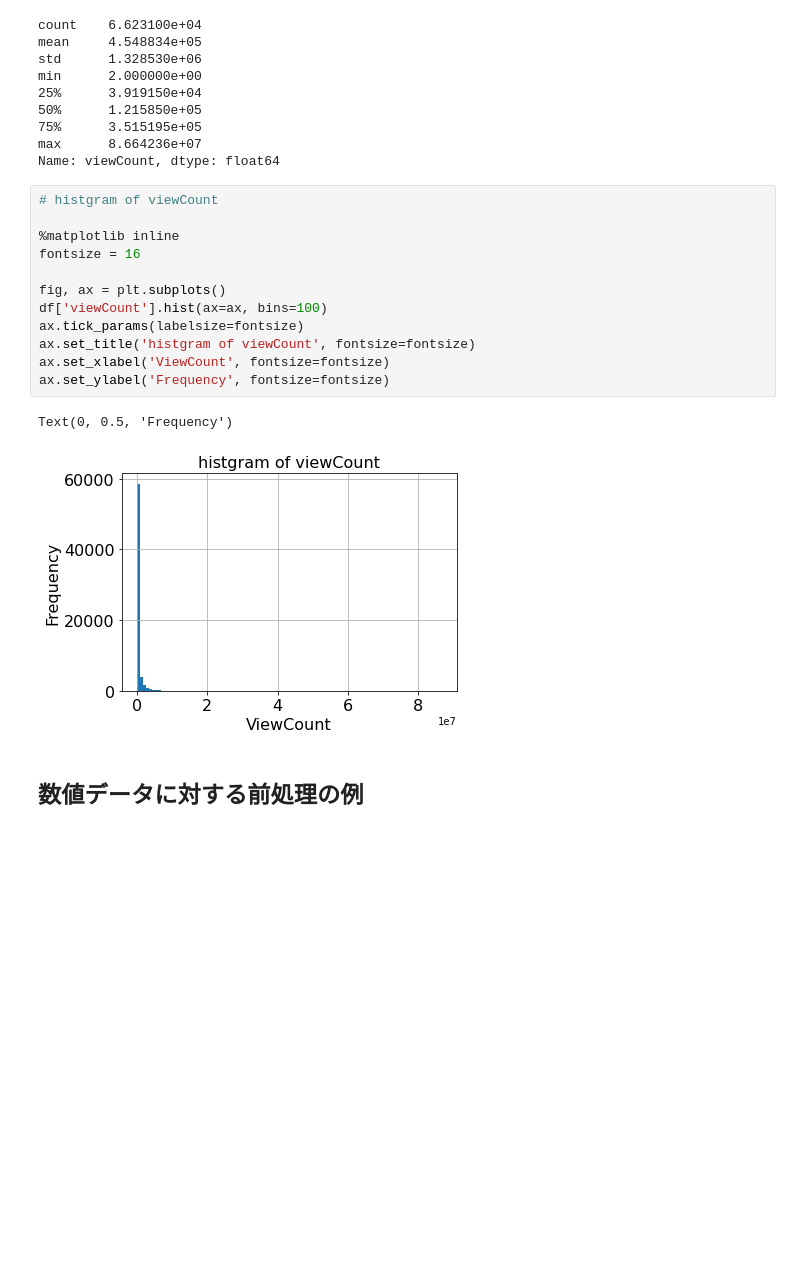
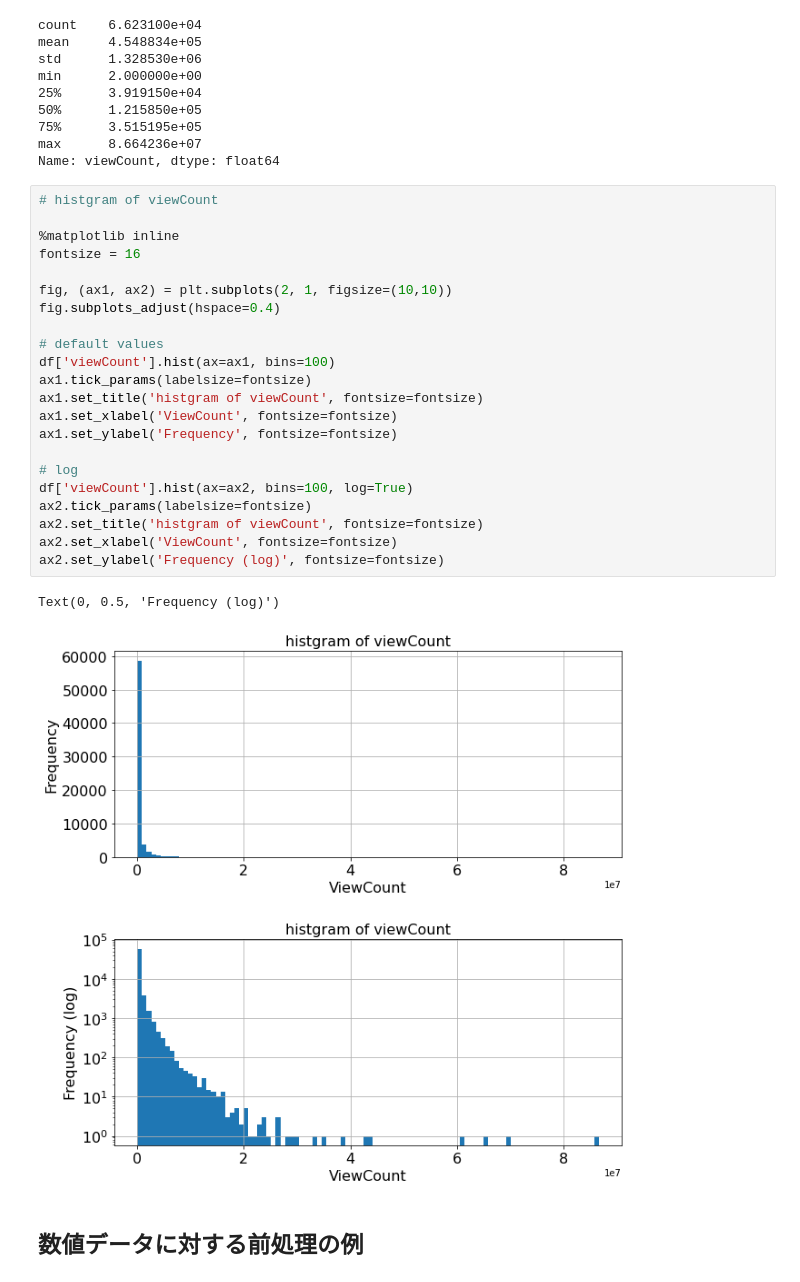
Before and after one commit to naltoma/datamining_intro2021, a Jupyter notebook: 3-feature-engineering/preprocess_numerical.ipynb, the cells around one changed output. Drawn from its saved outputs; the diff is of its cells as text; blank space fills up the shorter version.

Commit message:
add comparizon figure, original with log-scaled(view count)

```diff
--- a/3-feature-engineering/preprocess_numerical.ipynb
+++ b/3-feature-engineering/preprocess_numerical.ipynb
@@ -121,18 +121,28 @@ Name: viewCount, dtype: float64
 # %%
 # histgram of viewCount
 
 %matplotlib inline
 fontsize = 16
 
-fig, ax = plt.subplots()
-df['viewCount'].hist(ax=ax, bins=100)
-ax.tick_params(labelsize=fontsize)
-ax.set_title('histgram of viewCount', fontsize=fontsize)
-ax.set_xlabel('ViewCount', fontsize=fontsize)
-ax.set_ylabel('Frequency', fontsize=fontsize)
+fig, (ax1, ax2) = plt.subplots(2, 1, figsize=(10,10))
+fig.subplots_adjust(hspace=0.4)
+
+# default values
+df['viewCount'].hist(ax=ax1, bins=100)
+ax1.tick_params(labelsize=fontsize)
+ax1.set_title('histgram of viewCount', fontsize=fontsize)
+ax1.set_xlabel('ViewCount', fontsize=fontsize)
+ax1.set_ylabel('Frequency', fontsize=fontsize)
+
+# log
+df['viewCount'].hist(ax=ax2, bins=100, log=True)
+ax2.tick_params(labelsize=fontsize)
+ax2.set_title('histgram of viewCount', fontsize=fontsize)
+ax2.set_xlabel('ViewCount', fontsize=fontsize)
+ax2.set_ylabel('Frequency (log)', fontsize=fontsize)
 # %% [output]
-Text(0, 0.5, 'Frequency')
+Text(0, 0.5, 'Frequency (log)')
-[figure, old version]
+[figure, new version]
 # %% [markdown]
 ## 数値データに対する前処理の例
 # %% [markdown]
```
Also changed, not shown: parts of 21 cells of this notebook.
